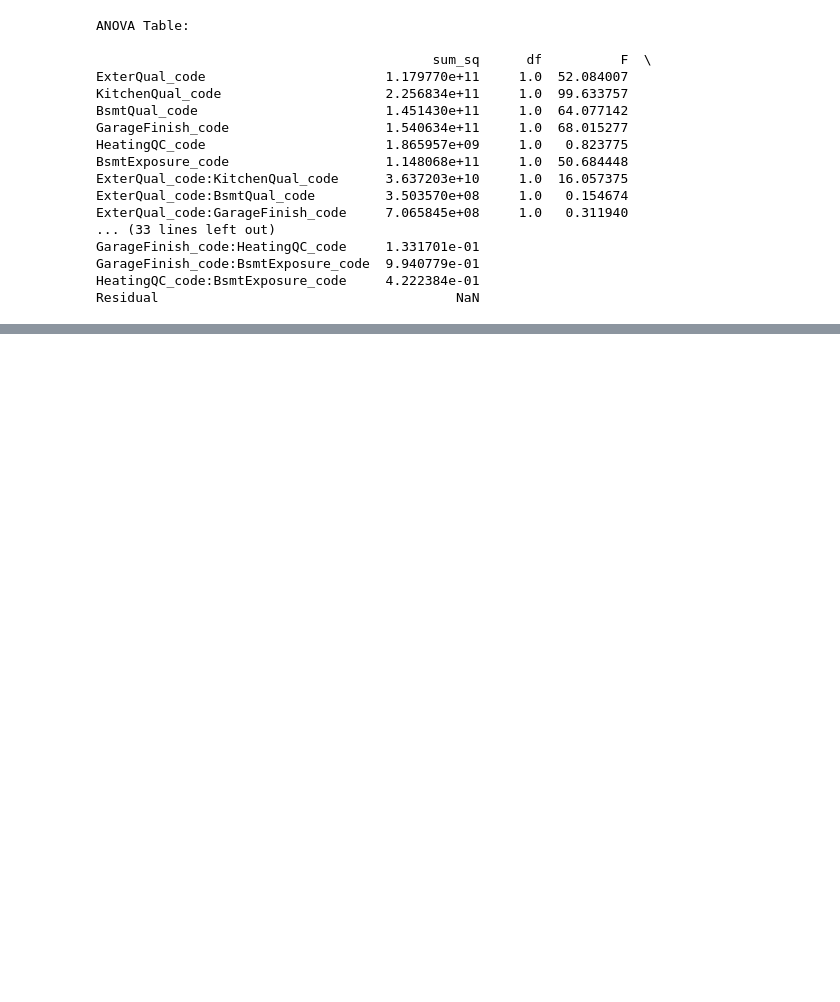
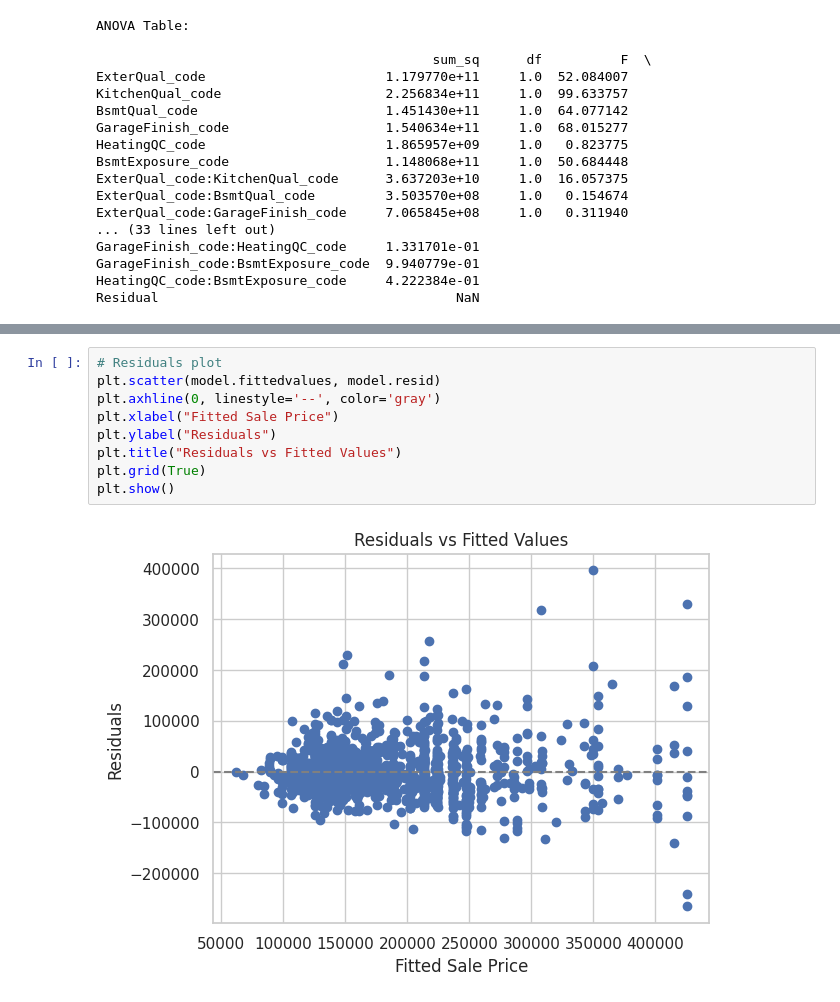
Before and after one commit to HardyUnine/House-Prices-Model, a Jupyter notebook: notebooks/2_factorial_design_anova.ipynb, the cells around one changed output, grey strips where cells are left out. Saved outputs shown, nothing was run; the diff lists cells and outputs as text; blank space fills up the shorter version.

```diff
--- a/notebooks/2_factorial_design_anova.ipynb
+++ b/notebooks/2_factorial_design_anova.ipynb
@@ -76,0 +215,11 @@ plt.show()
+# %%
+# Residuals plot
+plt.scatter(model.fittedvalues, model.resid)
+plt.axhline(0, linestyle='--', color='gray')
+plt.xlabel("Fitted Sale Price")
+plt.ylabel("Residuals")
+plt.title("Residuals vs Fitted Values")
+plt.grid(True)
+plt.show()
+# %% [output]
+[figure, added]
```
Also changed, not shown: parts of 12 cells of this notebook.
